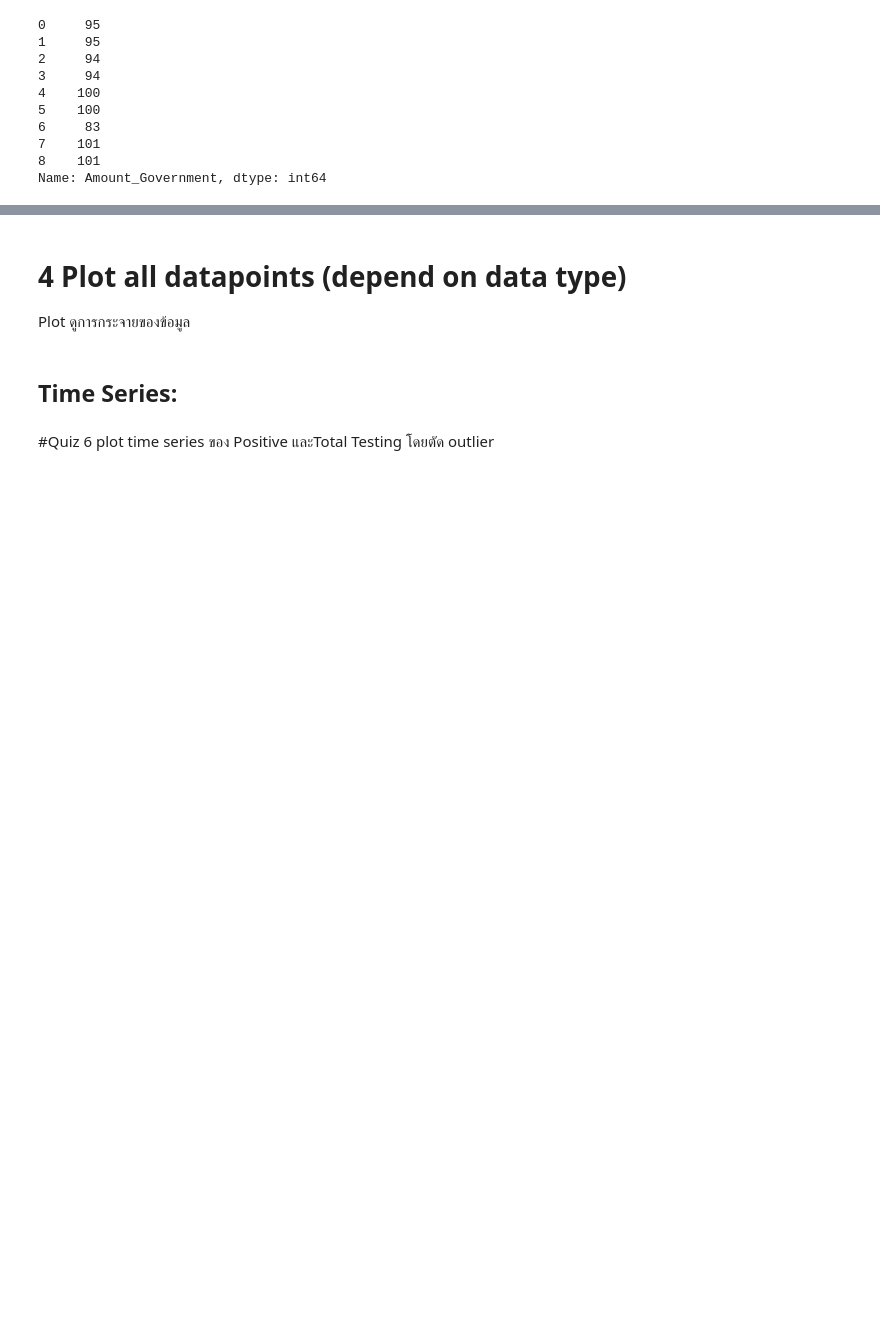
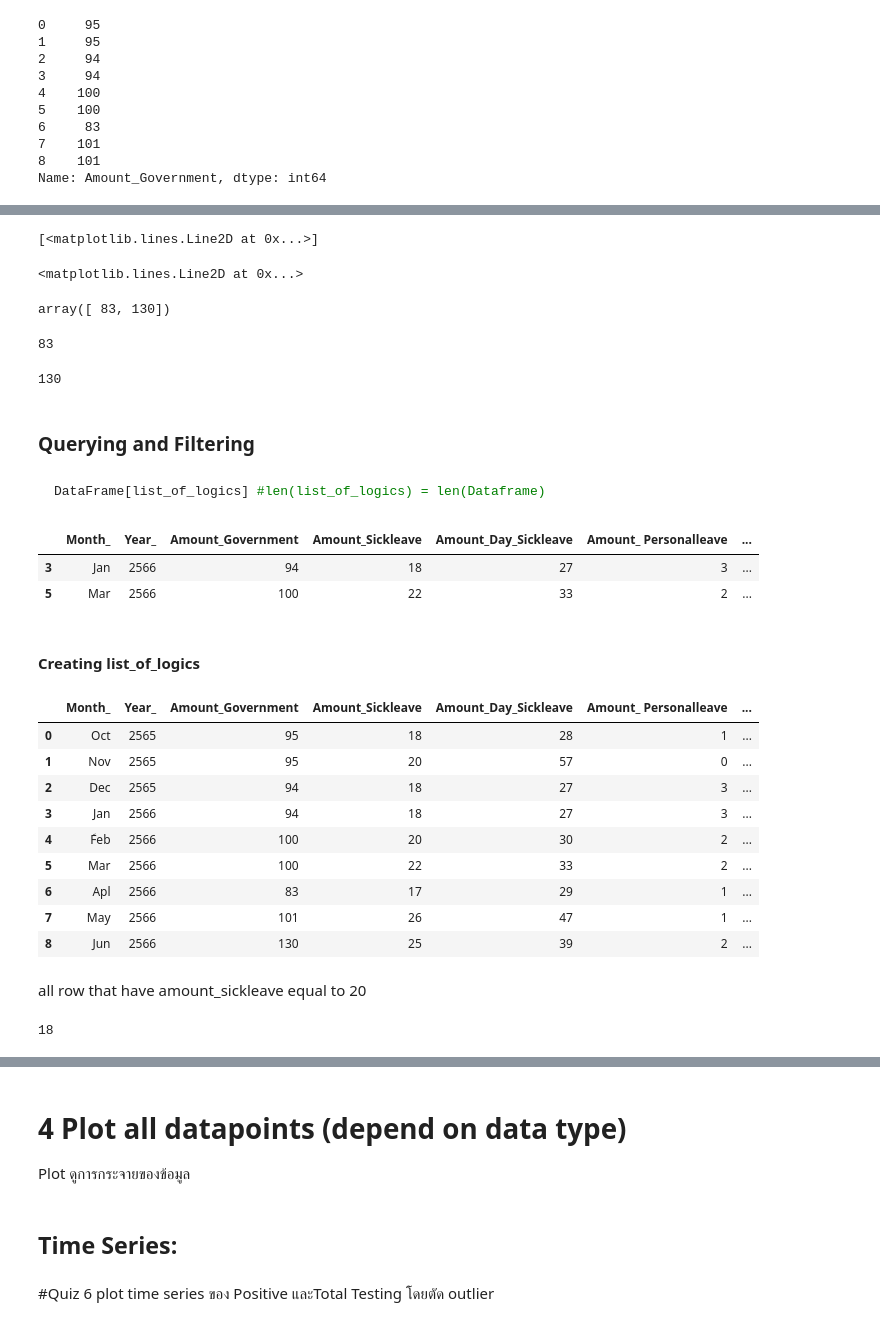
Before and after one commit to sitthatkaja/DPDM2023, a Jupyter notebook: Data102(Chapter2).ipynb, the cells around one changed output, grey strips where cells are left out. Cells and saved outputs as stored; diff of their text form; code cells hidden in the pictures; blank space fills up the shorter version.

````diff
--- a/Data102(Chapter2).ipynb
+++ b/Data102(Chapter2).ipynb
@@ -226,0 +246,55 @@ plt.boxplot(table_from_drive['Amount_Government']); #ใช้ ; เพื่อ
+# %%
+boxplot_output['fliers']
+# %% [output]
+[<matplotlib.lines.Line2D at 0x...>]
+# %%
+boxplot_output['fliers'][0]
+# %% [output]
+<matplotlib.lines.Line2D at 0x...>
+# %%
+boxplot_output['fliers'][0].get_ydata()
+# %% [output]
+array([ 83, 130])
+# %%
+boxplot_output['fliers'][0].get_ydata()[0] #ข้อมูลของ fliers ที่แกน y มีค่าเท่าไร [dict][list].get_(x or y)data()[arrey]
+# %% [output]
+83
+# %%
+boxplot_output['fliers'][0].get_ydata()[1]
+# %% [output]
+130
+# %% [markdown]
+### Querying and Filtering
+# %% [markdown]
+
+
+```python
+DataFrame[list_of_logics] #len(list_of_logics) = len(Dataframe)
+```
+# %%
+table_from_drive[[False,False,False,True,False,True,False,False,False]] # i want Jan and March
+# %% [output]
+|  | Month_ | Year_ | Amount_Government | Amount_Sickleave | Amount_Day_Sickleave | Amount_ Personalleave | ... |
+| 3 | Jan | 2566 | 94 | 18 | 27 | 3 | ... |
+| 5 | Mar | 2566 | 100 | 22 | 33 | 2 | ... |
+# %% [markdown]
+#### Creating list_of_logics
+# %%
+table_from_drive
+# %% [output]
+|  | Month_ | Year_ | Amount_Government | Amount_Sickleave | Amount_Day_Sickleave | Amount_ Personalleave | ... |
+| 0 | Oct | 2565 | 95 | 18 | 28 | 1 | ... |
+| 1 | Nov | 2565 | 95 | 20 | 57 | 0 | ... |
+| 2 | Dec | 2565 | 94 | 18 | 27 | 3 | ... |
+| 3 | Jan | 2566 | 94 | 18 | 27 | 3 | ... |
+| 4 | F์eb | 2566 | 100 | 20 | 30 | 2 | ... |
+| 5 | Mar | 2566 | 100 | 22 | 33 | 2 | ... |
+| 6 | Apl | 2566 | 83 | 17 | 29 | 1 | ... |
+| 7 | May | 2566 | 101 | 26 | 47 | 1 | ... |
+| 8 | Jun | 2566 | 130 | 25 | 39 | 2 | ... |
+# %% [markdown]
+all row that have amount_sickleave equal to 20
+# %%
+table_from_drive['Amount_Sickleave'][0]
+# %% [output]
+18
````
Also changed, not shown: parts of 12 cells of this notebook.
